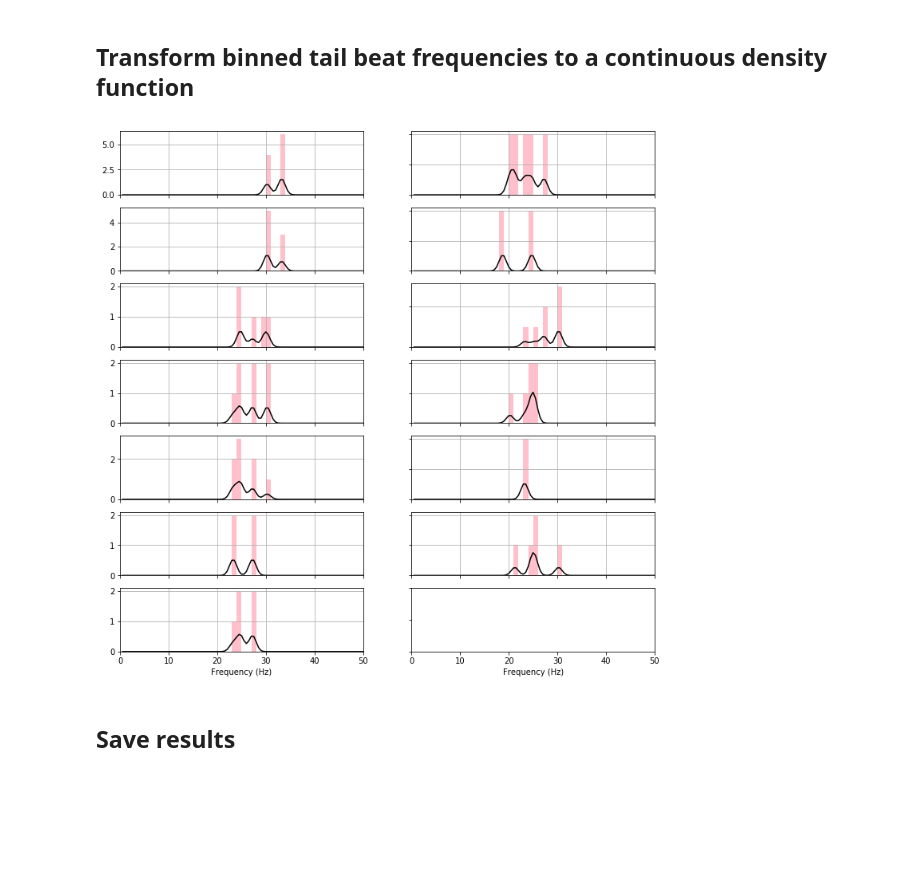
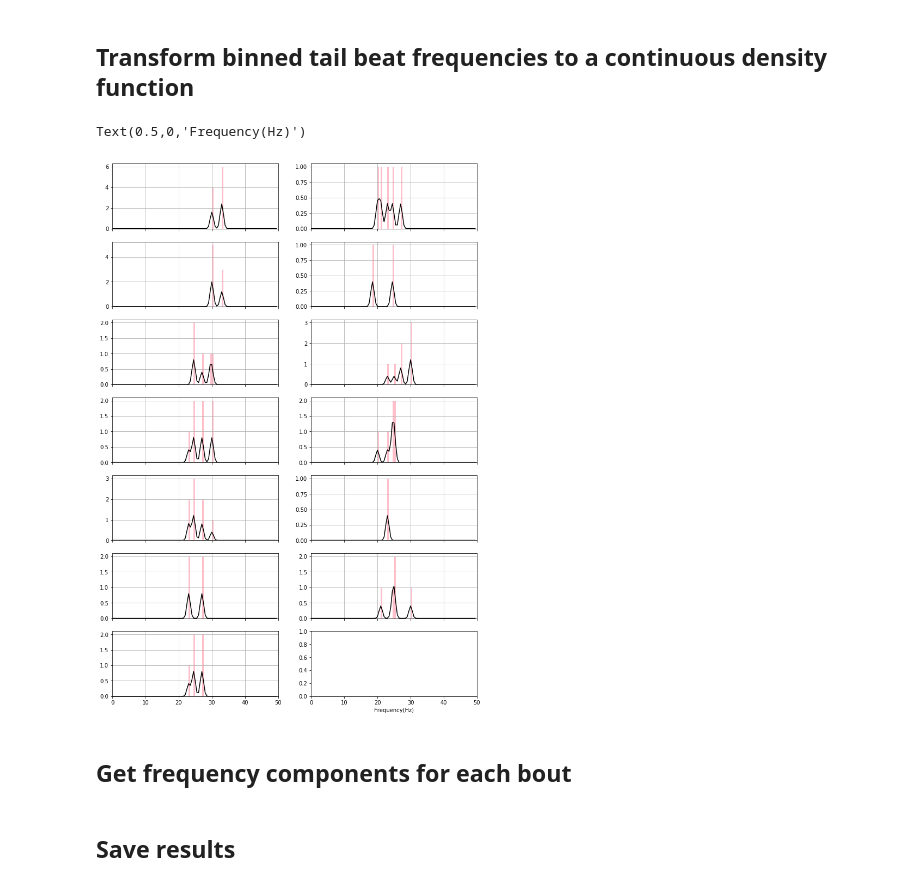
Before and after one commit to jchooch/tailtracker, a Jupyter notebook: getKinematicParameters.ipynb, the cells around one changed output. Drawn from its saved outputs; the diff is of its cells as text; code cells hidden in the pictures; blank space fills up the shorter version.

```diff
--- a/getKinematicParameters.ipynb
+++ b/getKinematicParameters.ipynb
@@ -118,7 +119,7 @@ for i in range(len(itbf)):
 # %%
 nbouts = len(boutstart)
 max_freq = 50
-sigma = 0.75
+sigma = 0.5
 
 binwidth = 0.5
 kernel_binwidth = 0.5
@@ -130,45 +131,48 @@ normalize = False
 
 plot = True
 
+freq_axis = np.arange(0,max_freq,binwidth)
 
 if plot:
     columns = 2
     plotlim = (0,max_freq)
-    fig, axarr = plt.subplots(math.ceil(nbouts/columns),columns, figsize=[12,12], sharex = True)
+    fig, axarr = plt.subplots(math.ceil(nbouts/columns),columns, figsize=[12,18], sharex = True)
 
 bout_freqs = []
 binned_freqs = []
 cont_freqs = []
 
 for i in range(len(boutstart)):
 
     freqs = itbf[boutstart[i]:boutend[i]]
     freqs = [x for x in freqs if x >0]
     bout_freqs.append(freqs)
 
     hist = np.histogram(freqs,range = [0,max_freq], bins = math.ceil(max_freq/binwidth), density=normalize)
 
     if normalize:
         binned_freqs.append(list(hist[0]*binwidth))
         s = scipy.signal.convolve(hist[0],kernel,'same')*binwidth
     else:
         binned_freqs.append(list(hist[0]))
         s = scipy.signal.convolve(hist[0],kernel,'same')
 
     cont_freqs.append(s)
 
     if plot:
         plot_hist = axarr[i%math.ceil(nbouts/columns),
                      math.floor(i/(nbouts/columns))].hist(freqs,
-                     range = [0,max_freq], bins = int(max_freq), color = 'pink', density=normalize)
+                     range = [0,max_freq], bins = math.ceil(max_freq/binwidth), color = 'pink',
+                                                            density=normalize)
 
-        axarr[i%math.ceil(nbouts/columns),math.floor(i/(nbouts/columns))].plot(np.arange(binwidth,max_freq+binwidth,binwidth),s, color='black')
+        axarr[i%math.ceil(nbouts/columns),math.floor(i/(nbouts/columns))].plot(freq_axis,s, color='black')
         axarr[i%math.ceil(nbouts/columns),math.floor(i/(nbouts/columns))].set_xlim(0,max_freq)
 
         axarr[i%math.ceil(nbouts/columns),math.floor(i/(nbouts/columns))].grid()
 
-for ax in axarr.flat:
-    ax.set_xlabel('Frequency (Hz)')
-    ax.label_outer()
+plt.xlabel('Frequency(Hz)')
 # %% [output]
+Text(0.5,0,'Frequency(Hz)')
-[figure, old version]
+[figure, new version]
+# %% [markdown]
+## Get frequency components for each bout
```
Also changed, not shown: parts of 3 cells of this notebook, 1 other file.
